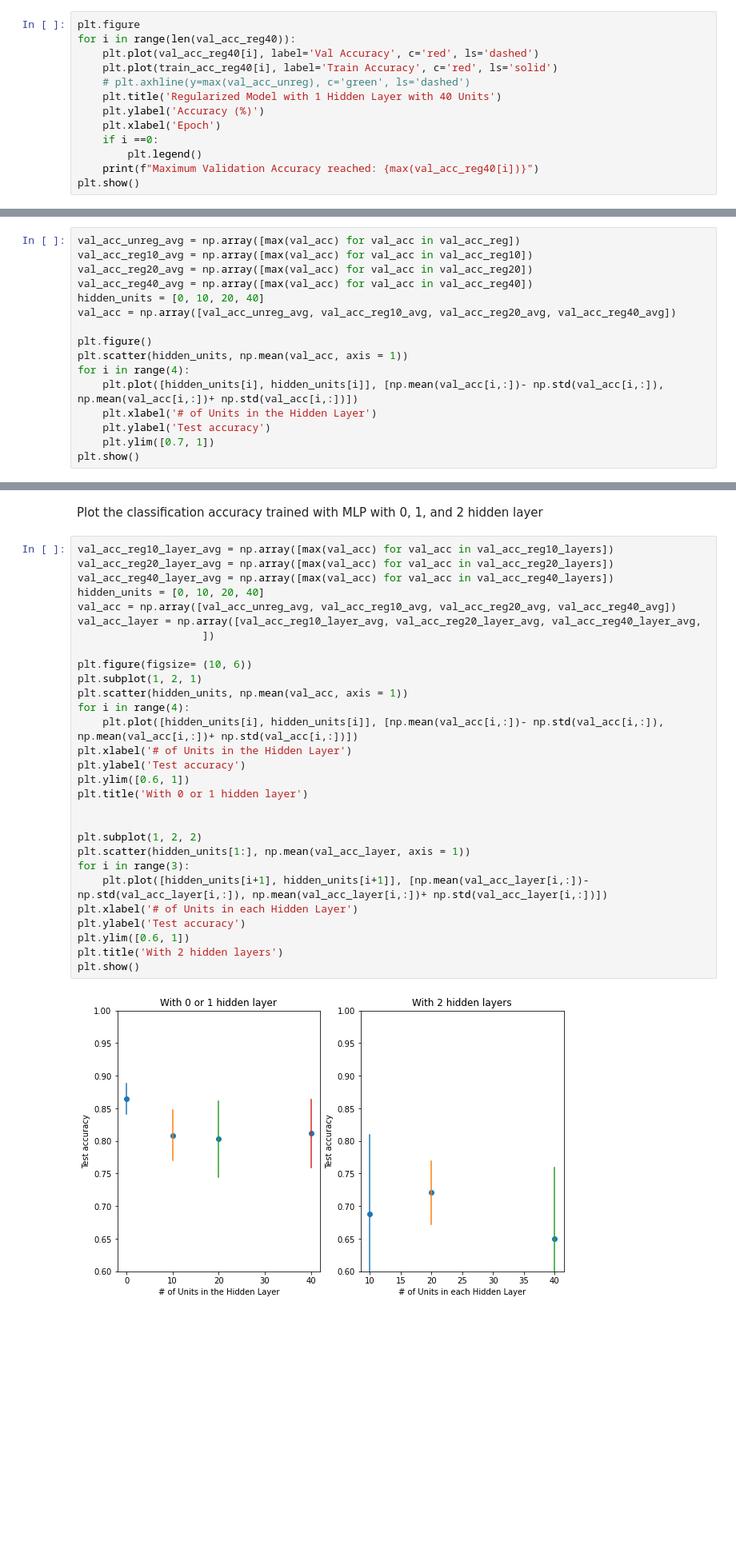
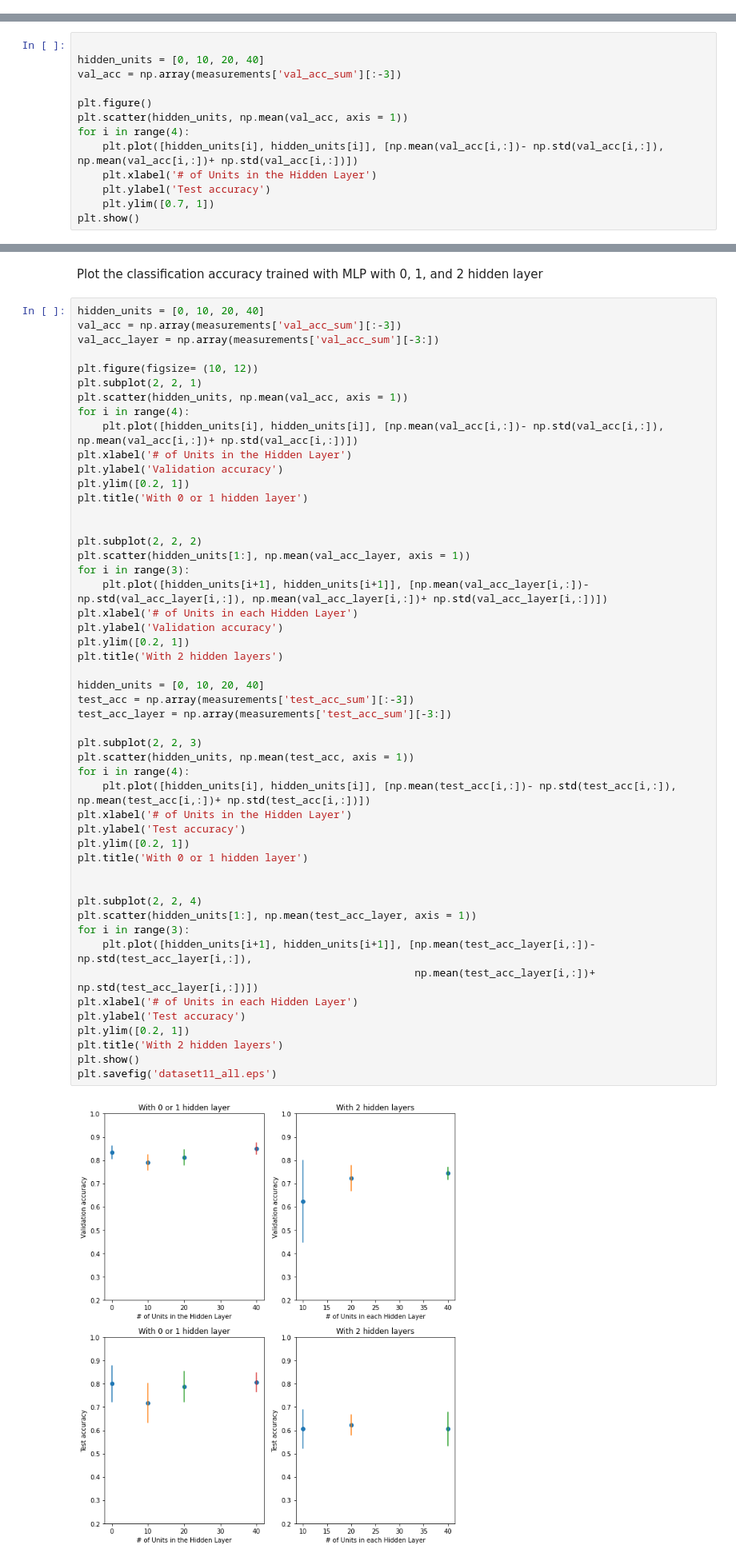
Before and after one commit to kkke/NeuroMatch_Project, a Jupyter notebook: ke notebook/notebook_mlp_classifier_batchsize96.ipynb, the cells around one changed output, grey strips where cells are left out. Shown at 80% size. Cells and saved outputs as stored; diff of their text form; blank space fills up the shorter version.

```diff
--- a/ke notebook/notebook_mlp_classifier_batchsize96.ipynb
+++ b/ke notebook/notebook_mlp_classifier_batchsize96.ipynb
@@ -1223,13 +1009,0 @@ Finish training the Model 5
-# %%
-plt.figure
-for i in range(len(val_acc_reg40)):
-    plt.plot(val_acc_reg40[i], label='Val Accuracy', c='red', ls='dashed')
-    plt.plot(train_acc_reg40[i], label='Train Accuracy', c='red', ls='solid')
-    # plt.axhline(y=max(val_acc_unreg), c='green', ls='dashed')
-    plt.title('Regularized Model with 1 Hidden Layer with 40 Units')
-    plt.ylabel('Accuracy (%)')
-    plt.xlabel('Epoch')
-    if i ==0:
-        plt.legend()
-    print(f"Maximum Validation Accuracy reached: {max(val_acc_reg40[i])}")
-plt.show()
@@ -1243,10 +1010,7 @@ Maximum Validation Accuracy reached: 0.7205882352941176
 # %%
-val_acc_unreg_avg = np.array([max(val_acc) for val_acc in val_acc_reg])
-val_acc_reg10_avg = np.array([max(val_acc) for val_acc in val_acc_reg10])
-val_acc_reg20_avg = np.array([max(val_acc) for val_acc in val_acc_reg20])
-val_acc_reg40_avg = np.array([max(val_acc) for val_acc in val_acc_reg40])
+
 hidden_units = [0, 10, 20, 40]
-val_acc = np.array([val_acc_unreg_avg, val_acc_reg10_avg, val_acc_reg20_avg, val_acc_reg40_avg])
+val_acc = np.array(measurements['val_acc_sum'][:-3])
 
 plt.figure()
 plt.scatter(hidden_units, np.mean(val_acc, axis = 1))
@@ -1530,33 +1031,54 @@ Maximum Validation Accuracy reached: 0.7352941176470589
 # %% [markdown]
 Plot the classification accuracy trained with MLP with 0, 1, and 2 hidden layer
 # %%
-val_acc_reg10_layer_avg = np.array([max(val_acc) for val_acc in val_acc_reg10_layers])
-val_acc_reg20_layer_avg = np.array([max(val_acc) for val_acc in val_acc_reg20_layers])
-val_acc_reg40_layer_avg = np.array([max(val_acc) for val_acc in val_acc_reg40_layers])
 hidden_units = [0, 10, 20, 40]
-val_acc = np.array([val_acc_unreg_avg, val_acc_reg10_avg, val_acc_reg20_avg, val_acc_reg40_avg])
-val_acc_layer = np.array([val_acc_reg10_layer_avg, val_acc_reg20_layer_avg, val_acc_reg40_layer_avg,
-                    ])
+val_acc = np.array(measurements['val_acc_sum'][:-3])
+val_acc_layer = np.array(measurements['val_acc_sum'][-3:])
 
-plt.figure(figsize= (10, 6))
-plt.subplot(1, 2, 1)
+plt.figure(figsize= (10, 12))
+plt.subplot(2, 2, 1)
 plt.scatter(hidden_units, np.mean(val_acc, axis = 1))
 for i in range(4):
     plt.plot([hidden_units[i], hidden_units[i]], [np.mean(val_acc[i,:])- np.std(val_acc[i,:]), np.mean(val_acc[i,:])+ np.std(val_acc[i,:])])
 plt.xlabel('# of Units in the Hidden Layer')
-plt.ylabel('Test accuracy')
-plt.ylim([0.6, 1])
+plt.ylabel('Validation accuracy')
+plt.ylim([0.2, 1])
 plt.title('With 0 or 1 hidden layer')
 
 
-plt.subplot(1, 2, 2)
+plt.subplot(2, 2, 2)
 plt.scatter(hidden_units[1:], np.mean(val_acc_layer, axis = 1))
 for i in range(3):
     plt.plot([hidden_units[i+1], hidden_units[i+1]], [np.mean(val_acc_layer[i,:])- np.std(val_acc_layer[i,:]), np.mean(val_acc_layer[i,:])+ np.std(val_acc_layer[i,:])])
 plt.xlabel('# of Units in each Hidden Layer')
+plt.ylabel('Validation accuracy')
+plt.ylim([0.2, 1])
+plt.title('With 2 hidden layers')
+
+hidden_units = [0, 10, 20, 40]
+test_acc = np.array(measurements['test_acc_sum'][:-3])
+test_acc_layer = np.array(measurements['test_acc_sum'][-3:])
+
+plt.subplot(2, 2, 3)
+plt.scatter(hidden_units, np.mean(test_acc, axis = 1))
+for i in range(4):
+    plt.plot([hidden_units[i], hidden_units[i]], [np.mean(test_acc[i,:])- np.std(test_acc[i,:]), np.mean(test_acc[i,:])+ np.std(test_acc[i,:])])
+plt.xlabel('# of Units in the Hidden Layer')
 plt.ylabel('Test accuracy')
-plt.ylim([0.6, 1])
+plt.ylim([0.2, 1])
+plt.title('With 0 or 1 hidden layer')
+
+
+plt.subplot(2, 2, 4)
+plt.scatter(hidden_units[1:], np.mean(test_acc_layer, axis = 1))
+for i in range(3):
+    plt.plot([hidden_units[i+1], hidden_units[i+1]], [np.mean(test_acc_layer[i,:])- np.std(test_acc_layer[i,:]),
+                                                      np.mean(test_acc_layer[i,:])+ np.std(test_acc_layer[i,:])])
+plt.xlabel('# of Units in each Hidden Layer')
+plt.ylabel('Test accuracy')
+plt.ylim([0.2, 1])
 plt.title('With 2 hidden layers')
 plt.show()
+plt.savefig('dataset11_all.eps')
 # %% [output]
-[figure, old version]
+[figure, new version]
```
Also changed, not shown: parts of 17 cells of this notebook.
